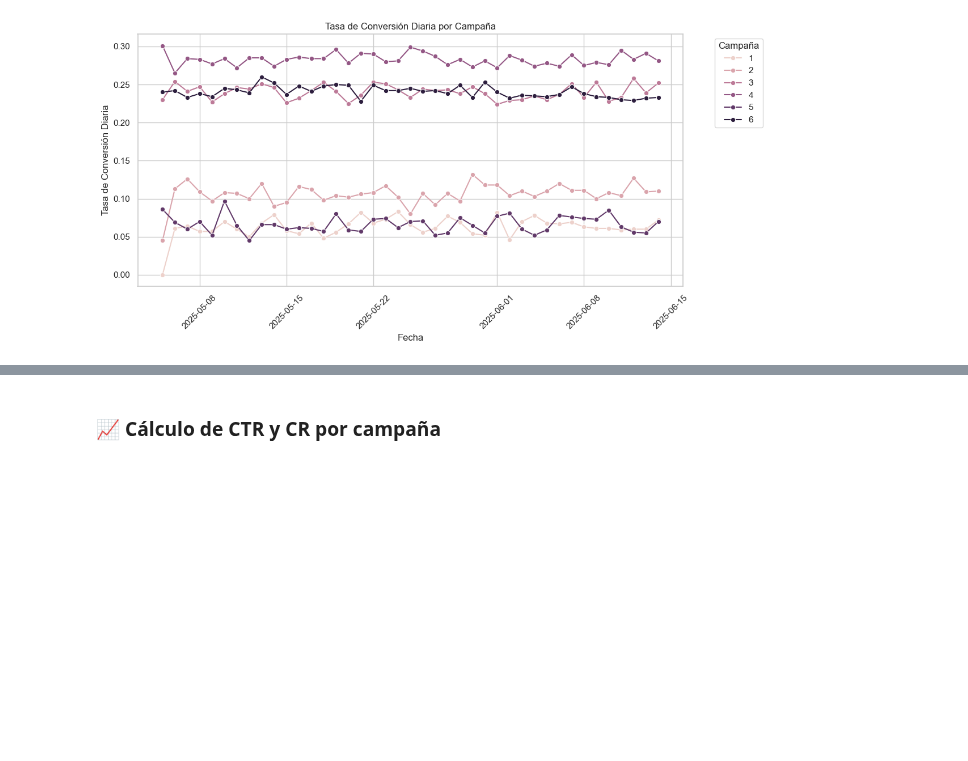
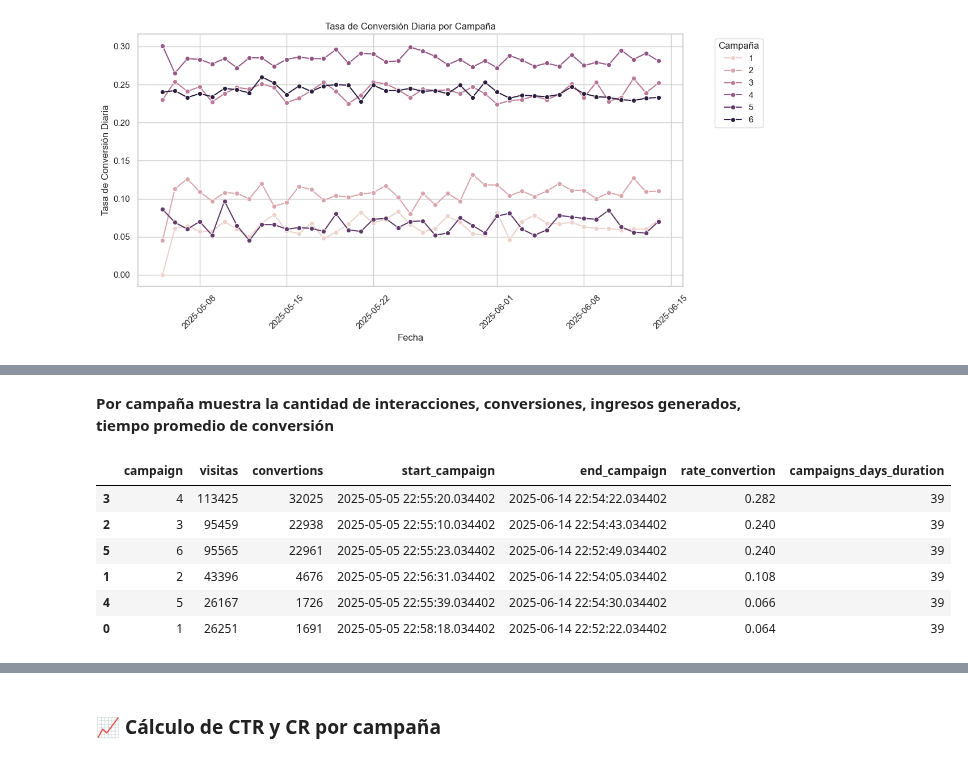
Before and after one commit to zyntonyson/bootcamp_ds_da, a Jupyter notebook: 09-da-analisis-negocio/18-Metricas_Usuarios.ipynb, the cells around one changed output, grey strips where cells are left out. Saved outputs shown, nothing was run; the diff lists cells and outputs as text; code cells hidden in the pictures; blank space fills up the shorter version.

```diff
--- a/09-da-analisis-negocio/18-Metricas_Usuarios.ipynb
+++ b/09-da-analisis-negocio/18-Metricas_Usuarios.ipynb
@@ -292,0 +410,27 @@ plt.show()
+# %% [markdown]
+**Por campaña muestra la cantidad de interacciones, conversiones, ingresos generados, tiempo promedio de conversión**
+# %%
+visits_summary=(
+    visits_enrichment
+        .groupby(['campaign'],as_index=False)
+        .agg(
+            visitas = ('uuid_interaction','nunique'),
+            convertions = ('convertion','sum'),
+            start_campaign =('ts_visits','min'),
+            end_campaign =('ts_visits','max'),
+        )
+        .assign(
+            rate_convertion = lambda df: (df.convertions/df.visitas).round(3),
+            campaigns_days_duration = lambda df: (df.end_campaign-df.start_campaign).dt.days
+        )
+        .sort_values(by='rate_convertion',ascending=False)
+)
+visits_summary
+# %% [output]
+|  | campaign | visitas | convertions | start_campaign | end_campaign | rate_convertion | campaigns_days_duration |
+| 3 | 4 | 113425 | 32025 | 2025-05-05 22:55:20.034402 | 2025-06-14 22:54:22.034402 | 0.282 | 39 |
+| 2 | 3 | 95459 | 22938 | 2025-05-05 22:55:10.034402 | 2025-06-14 22:54:43.034402 | 0.240 | 39 |
+| 5 | 6 | 95565 | 22961 | 2025-05-05 22:55:23.034402 | 2025-06-14 22:52:49.034402 | 0.240 | 39 |
+| 1 | 2 | 43396 | 4676 | 2025-05-05 22:56:31.034402 | 2025-06-14 22:54:05.034402 | 0.108 | 39 |
+| 4 | 5 | 26167 | 1726 | 2025-05-05 22:55:39.034402 | 2025-06-14 22:54:30.034402 | 0.066 | 39 |
+| 0 | 1 | 26251 | 1691 | 2025-05-05 22:58:18.034402 | 2025-06-14 22:52:22.034402 | 0.064 | 39 |
```
Also changed, not shown: parts of 27 cells of this notebook, 17 other files.
